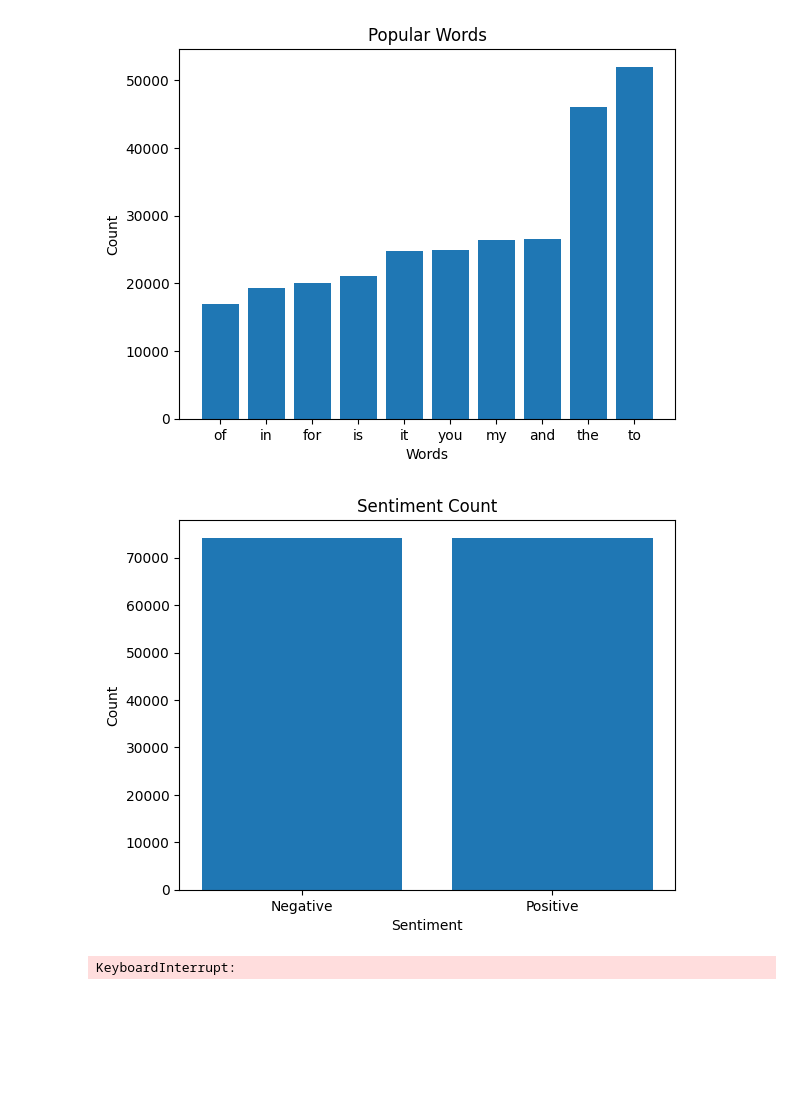
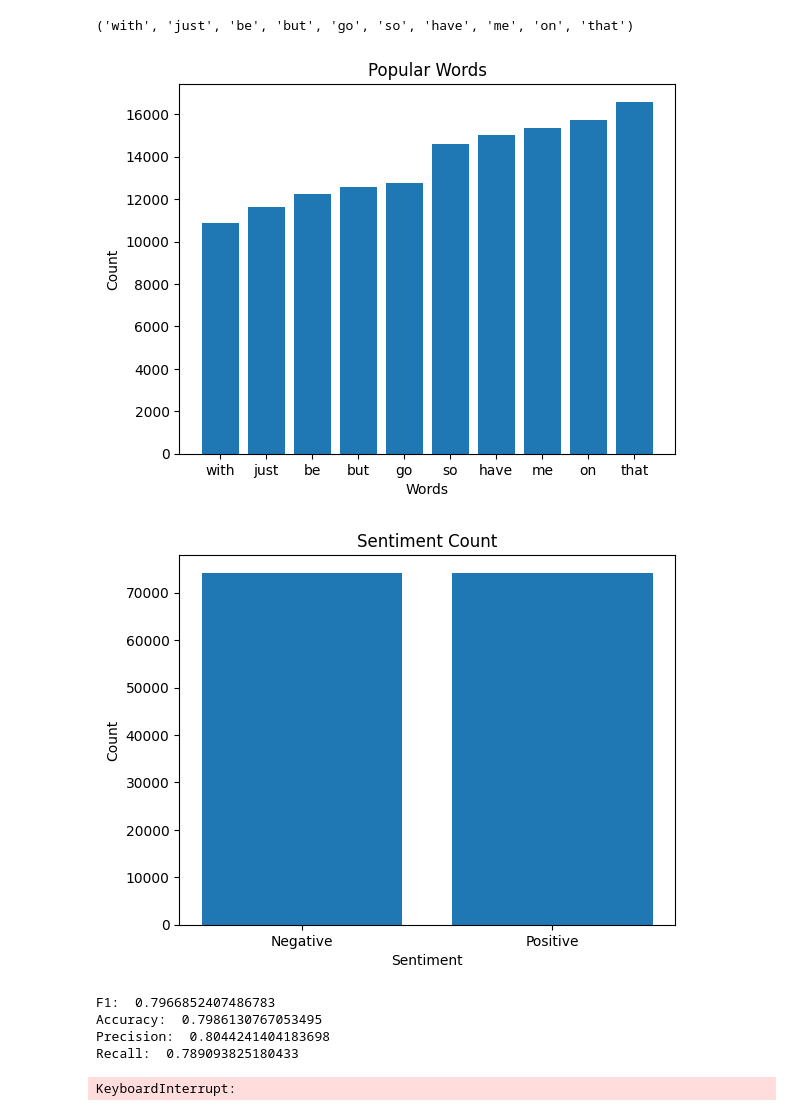
Before and after one commit to Angs12/LogisticRegressionClassifier, a Jupyter notebook: notebookae0a252da4.ipynb, the cells around one changed output. Cells and saved outputs as stored; diff of their text form; code cells hidden in the pictures; blank space fills up the shorter version.

```diff
--- a/notebookae0a252da4.ipynb
+++ b/notebookae0a252da4.ipynb
@@ -6,6 +6,7 @@ import matplotlib.pyplot as plt
 from nltk.corpus import stopwords
 from collections import Counter
 import nltk
+from nltk.stem import WordNetLemmatizer
 
 csv_data = pd.read_csv("/kaggle/input/ai-2-deep-learning-for-nlp-homework-1/train_dataset.csv")
 
@@ -17,9 +18,7 @@ def preprocess_data(arr):
     remove_nonascii_regex = re.compile(r'[^ -~]+')
     remove_symbols_regex = re.compile(r'[\|{}_,/.\'\"`<>!\\@#$%^\(\)\*\-=\+/\?;:~\[\]]+') #remove symbols
     remove_numbers_regex = re.compile(r'(\b[a-zA-Z]\b)|([0-9]+)') #remove numbers/letters
-    stopwrd = ["the","to","it","my","and","you","is","for","in","of","that","on","me","have","so","go","but","can","be","just","with"
-               ,"at","this","get","do","up","now","was","day","today","are","all","out","time","your","we","too","work"
-              ,"from","am","back","one","will","what","know","had","some","see","don"]
+    stopwrd = ('of', 'in', 'for', 'is', 'you', 'and', 'my', 'it', 'the', 'to')
     stopwrd_dict = Counter(stopwrd)
     for i in range(len(arr)):
         row = arr[i]
@@ -49,37 +48,40 @@ def remove_empty(arr):
         new_arr.append(arr[i])
     return np.array(new_arr)
 
+
 arr = preprocess_data(arr)
-#arr = stemmer(arr)
+arr = stemmer(arr)
 
 pos_count = 0
 for i in range(len(arr)):
     pos_count += arr[i][2]
 
 L = []
 for i in range(len(arr)):
     L += arr[i][1].split()
 words = np.array(L)
 
 (words,counts) = np.unique(words,return_counts=True)
 pop_words = sorted(list(zip(words,counts)),key= lambda tuple: tuple[1])
 words,counts = zip(*pop_words[-10:])
+print(words)
 plt.figure()
 plt.bar(words,counts)
 plt.title("Popular Words")
 plt.xlabel("Words")
 plt.ylabel("Count")
 plt.savefig("/kaggle/working/pop_words.png")
 
 neg_count = len(arr) - pos_count
 plt.figure()
 plt.bar(["Negative","Positive"],[neg_count,pos_count])
 plt.title("Sentiment Count")
 plt.xlabel("Sentiment")
 plt.ylabel("Count")
 plt.savefig("/kaggle/working/sentiment_count.png")
 # %% [output]
+('with', 'just', 'be', 'but', 'go', 'so', 'have', 'me', 'on', 'that')
-[figure, old version]
+[figure, new version]
 [figure]
 # %%
 from sklearn.feature_extraction.text import TfidfVectorizer
@@ -166,6 +168,11 @@ print("Recall: ",recall_score(val_gold_labels,pred_labels))
 
 clf = LogisticRegression(n_jobs=-1,solver='saga')
 create_learning_curve(clf,vectorizer,train)
+# %% [output]
+F1:  0.7966852407486783
+Accuracy:  0.7986130767053495
+Precision:  0.8044241404183698
+Recall:  0.789093825180433
 # %%
 train_data = pd.read_csv("/kaggle/input/ai-2-deep-learning-for-nlp-homework-1/train_dataset.csv")
 test_data = pd.read_csv("/kaggle/input/ai-2-deep-learning-for-nlp-homework-1/test_dataset.csv")
```
Also changed, not shown: parts of 1 cell of this notebook.
